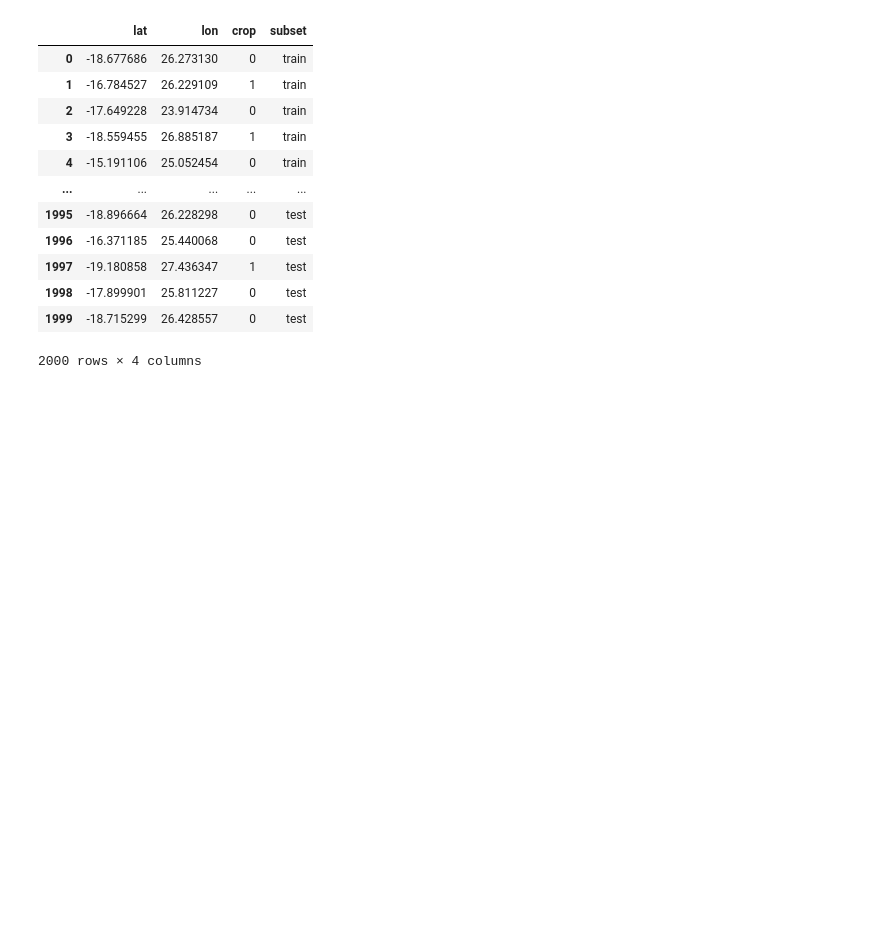
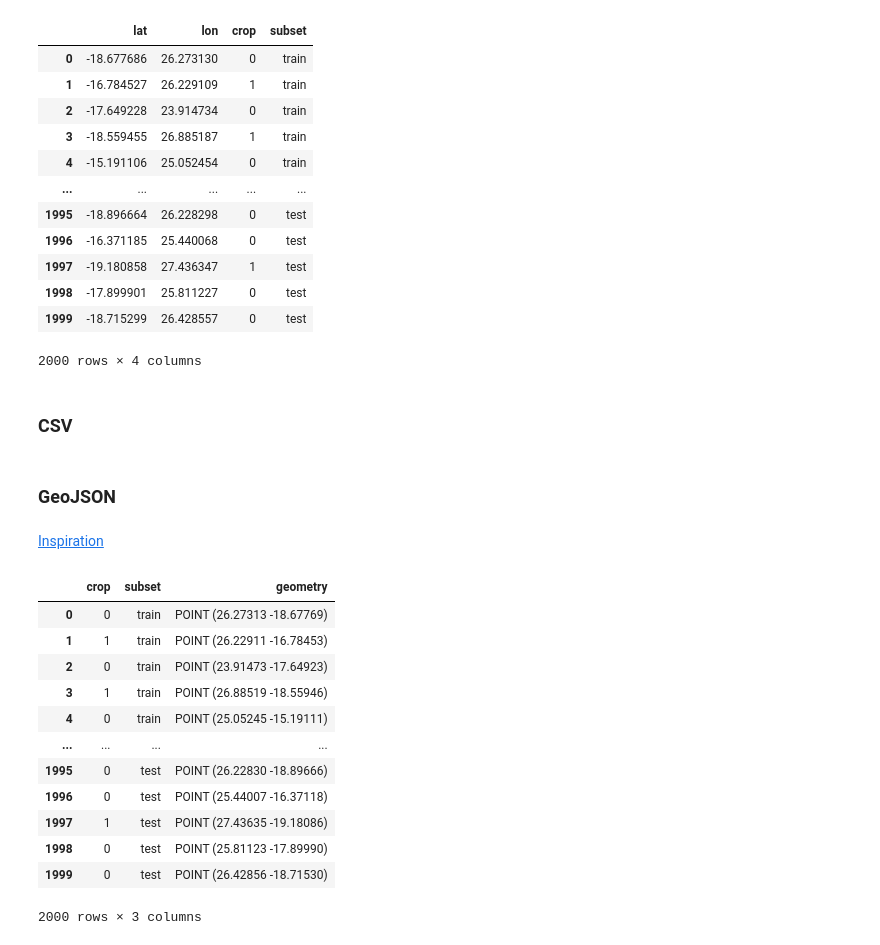
Before and after one commit to alexvmt/farm_plot_detection, a Jupyter notebook: sample_points_from_kaza_landcover_2020.ipynb, the cells around one changed output. Saved outputs shown, nothing was run; the diff lists cells and outputs as text; code cells hidden in the pictures; blank space fills up the shorter version.

Commit message:
save labels as geojson

```diff
--- a/sample_points_from_kaza_landcover_2020.ipynb
+++ b/sample_points_from_kaza_landcover_2020.ipynb
@@ -455,4 +458,9 @@ labels
 | 1998 | -17.899901 | 25.811227 | 0 | test |
 | 1999 | -18.715299 | 26.428557 | 0 | test |
 2000 rows × 4 columns
+# %%
+labels_file_path = '../processed_data'
+labels_file_name = 'kaza_bengo_crop_2020'
+# %% [markdown]
+### CSV
 # %%
@@ -459,0 +468,4 @@ labels.to_csv('data/kaza_bengo_crop_2020.csv', index=False)
+# %% [markdown]
+### GeoJSON
+# %% [markdown]
+[Inspiration](https://stackoverflow.com/questions/60382659/generate-geojson-using-pandas-datframe)
@@ -459,0 +481,18 @@ labels.to_csv('data/kaza_bengo_crop_2020.csv', index=False)
+# %%
+# make sure geojson was saved corretly
+test_geojson = gpd.read_file(os.path.join(labels_file_path, '{}.geojson'.format(labels_file_name)))
+test_geojson
+# %% [output]
+|  | crop | subset | geometry |
+| 0 | 0 | train | POINT (26.27313 -18.67769) |
+| 1 | 1 | train | POINT (26.22911 -16.78453) |
+| 2 | 0 | train | POINT (23.91473 -17.64923) |
+| 3 | 1 | train | POINT (26.88519 -18.55946) |
+| 4 | 0 | train | POINT (25.05245 -15.19111) |
+| ... | ... | ... | ... |
+| 1995 | 0 | test | POINT (26.22830 -18.89666) |
+| 1996 | 0 | test | POINT (25.44007 -16.37118) |
+| 1997 | 1 | test | POINT (27.43635 -19.18086) |
+| 1998 | 0 | test | POINT (25.81123 -17.89990) |
+| 1999 | 0 | test | POINT (26.42856 -18.71530) |
+2000 rows × 3 columns
```
Also changed, not shown: parts of 22 cells of this notebook.
